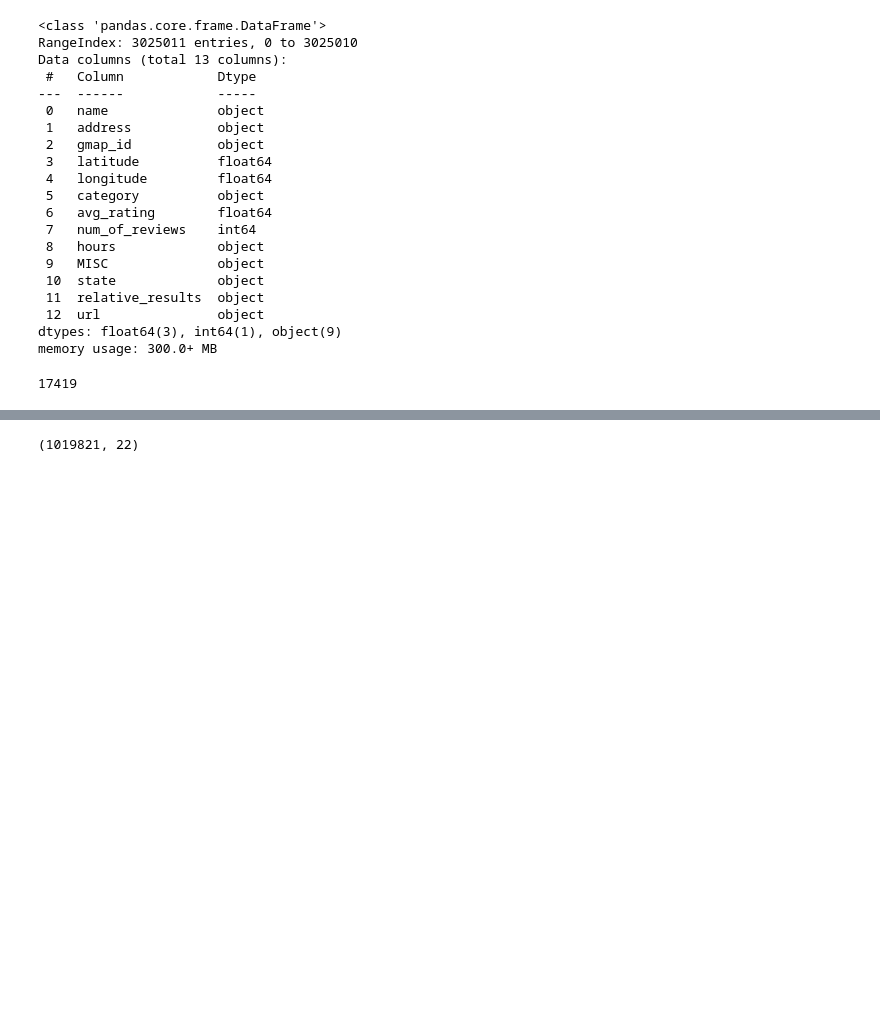
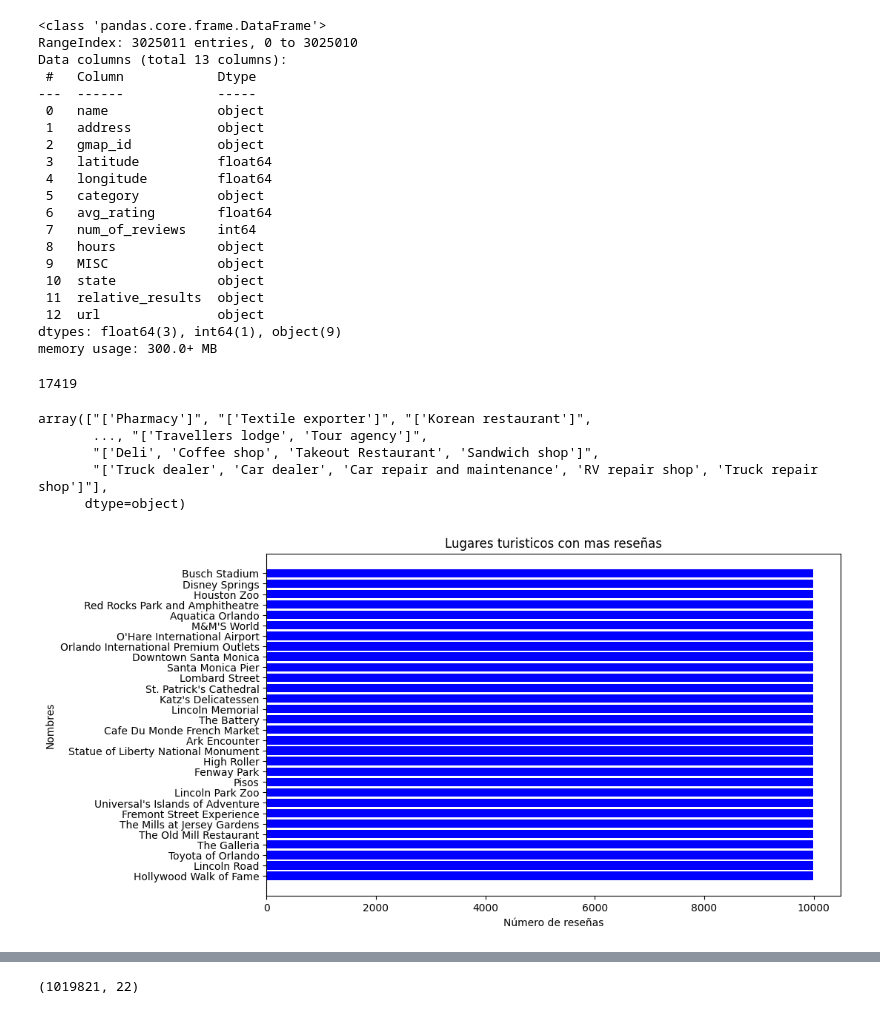
Before and after one commit to Constanzafl/Proyecto_Final, a Jupyter notebook: Sprint 2/EDA/EDAmetadata.ipynb, the cells around one changed output, grey strips where cells are left out. Drawn from its saved outputs; the diff is of its cells as text; code cells hidden in the pictures; blank space fills up the shorter version.

```diff
--- a/Sprint 2/EDA/EDAmetadata.ipynb
+++ b/Sprint 2/EDA/EDAmetadata.ipynb
@@ -128,4 +130,26 @@ metadata.category.isna().sum()
 # %% [output]
 17419
 # %%
-#['category'].fillna("", inplace=True)
+metadata['category'].fillna("", inplace=True)
+# %%
+metadata['category'].unique()
+# %% [output]
+array(["['Pharmacy']", "['Textile exporter']", "['Korean restaurant']",
+       ..., "['Travellers lodge', 'Tour agency']",
+       "['Deli', 'Coffee shop', 'Takeout Restaurant', 'Sandwich shop']",
+       "['Truck dealer', 'Car dealer', 'Car repair and maintenance', 'RV repair shop', 'Truck repair shop']"],
+      dtype=object)
+# %%
+masreviewa= metadata[['num_of_reviews', 'name']]
+orden=masreviewa.sort_values(ascending=False, by='num_of_reviews')
+top20=orden.head(30)
+# %%
+#Grafico los resultados de las 20 peliculas mas populares dentro del dataset
+plt.figure(figsize=(10, 6))
+plt.barh(top20['name'], top20['num_of_reviews'], color='blue')
+plt.xlabel('Número de reseñas')
+plt.ylabel('Nombres')
+plt.title('Lugares turisticos con mas reseñas')
+plt.show()
+# %% [output]
+[figure, added]
```
Also changed, not shown: parts of 13 cells of this notebook, 1 other file.
